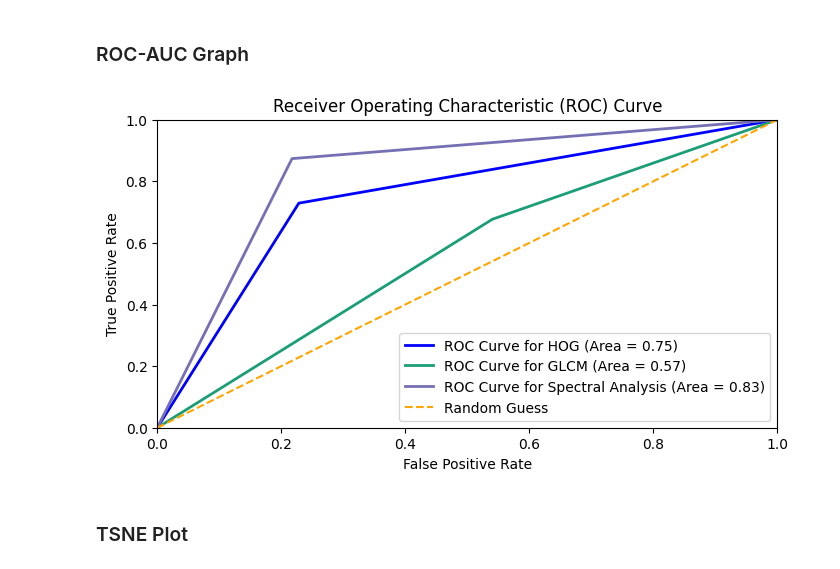
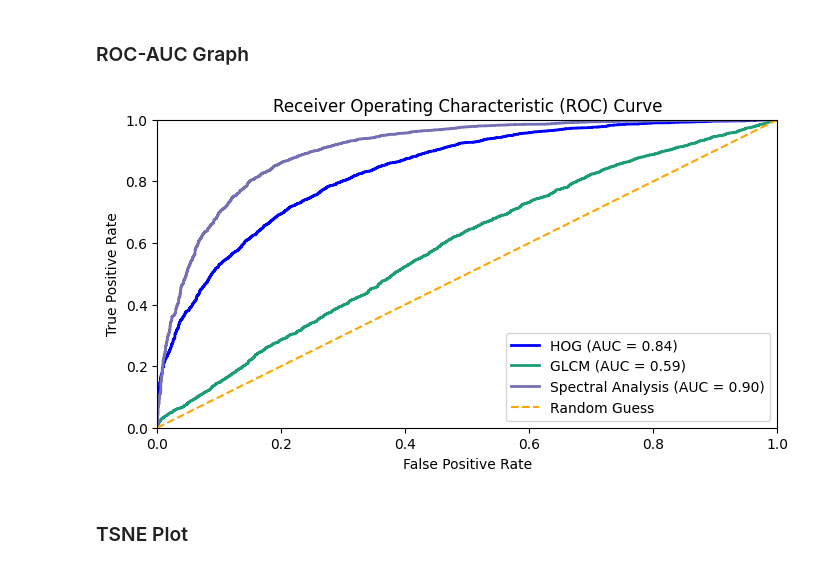
Before and after one commit to mctowne/Capstone-Code, a Jupyter notebook: AI Art Detector SVM.ipynb, the cells around one changed output. Cells and saved outputs as stored; diff of their text form; code cells hidden in the pictures.

```diff
--- a/AI Art Detector SVM.ipynb
+++ b/AI Art Detector SVM.ipynb
@@ -185,23 +185,23 @@ def balance_dataset(balance_dataset_TF, images, labels):
     elif balance_dataset_TF == False:
         return np.array(images), np.array(labels)
 
-def create_roc_auc_graph(y_test, y_pred_list, names_list):
-    plt.figure(figsize=(8, 4))
+def create_roc_auc_graph(y_test_list, X_test_list, model_list, names_list):
+    plt.figure(figsize = (8, 4))
     color_list = ['blue', '#1b9e77', '#7570b3']
-    for ii in range(len(y_pred_list)):
-        # Calculate scores using SKLearn metrics
-        fpr, tpr, thresholds = roc_curve(y_test, y_pred_list[ii])
-        roc_auc_score_store = roc_auc_score(y_test, y_pred_list[ii])
 
-        # Plot Graph with Matplotlib
-        plt.plot(fpr, tpr, color = color_list[ii], lw = 2, label = f'ROC Curve for {names_list[ii]} (Area = {roc_auc_score_store:.2f})')
+    for ii in range(len(model_list)):
+        y_score = model_list[ii].decision_function(X_test_list[ii])
+        fpr, tpr, thresholds = roc_curve(y_test_list[ii], y_score)
+        roc_auc = roc_auc_score(y_test_list[ii], y_score)
+        plt.plot(fpr, tpr, color = color_list[ii], lw = 2, label = f'{names_list[ii]} (AUC = {roc_auc:.2f})')
+
     plt.plot([0, 1], [0, 1], color = 'orange', linestyle = '--', label = 'Random Guess')
     plt.xlim([0.0, 1.0])
     plt.ylim([0.0, 1.0])
     plt.xlabel('False Positive Rate')
     plt.ylabel('True Positive Rate')
     plt.title('Receiver Operating Characteristic (ROC) Curve')
-    plt.legend(loc='lower right')
+    plt.legend(loc = 'lower right')
     plt.show()
 # %% [markdown]
 ### Load Data
@@ -299,28 +299,28 @@ plt.show()
 # Run this cell for HOG Features
 
 # Split the dataset into training and testing sets
-X_train, X_test, y_train, y_test = train_test_split(hog_features, labels, test_size = 0.3, random_state = random_state)
+X_train_hog, X_test_hog, y_train_hog, y_test_hog = train_test_split(hog_features, labels, test_size = 0.3, random_state = random_state)
 
 # Train the KNN model
 hog_model = SVC()
-hog_model.fit(X_train, y_train)
+hog_model.fit(X_train_hog, y_train_hog)
 
 # Evaluate the model
-y_pred_hog = hog_model.predict(X_test)
+y_pred_hog = hog_model.predict(X_test_hog)
 # %% [markdown]
 ### GLCM Model Training
 # %%
 # Run this cell for GLCM Features
 
 # Split the dataset into training and testing sets
-X_train, X_test, y_train, y_test = train_test_split(glcm_features, labels, test_size = 0.3, random_state = random_state)
+X_train_glcm, X_test_glcm, y_train_glcm, y_test_glcm = train_test_split(glcm_features, labels, test_size = 0.3, random_state = random_state)
 
 # Train the KNN model
 glcm_model = SVC()
-glcm_model.fit(X_train, y_train)
+glcm_model.fit(X_train_glcm, y_train_glcm)
 
 # Evaluate the model
-y_pred_glcm = glcm_model.predict(X_test)
+y_pred_glcm = glcm_model.predict(X_test_glcm)
 # %% [markdown]
 ### Spectral Analysis Model Training
 # %%
@@ -389,11 +387,15 @@ print(classification_report(y_test, y_pred_sa))
 weighted avg       0.83      0.83      0.83      6000
 # %% [markdown]
 ### ROC-AUC Graph
-# %%
-y_pred_list = [y_pred_hog, y_pred_glcm, y_pred_sa]
-create_roc_auc_graph(y_test, y_pred_list, ['HOG', 'GLCM', 'Spectral Analysis'])
-# %% [output]
-[figure, removed]
+# %%
+y_test_list = [y_test_hog, y_test_glcm, y_test_sa]
+X_test_list = [X_test_hog, X_test_glcm, X_test_pca]
+model_list = [hog_model, glcm_model, spectral_model]
+names_list = ['HOG', 'GLCM', 'Spectral Analysis']
+
+create_roc_auc_graph(y_test_list, X_test_list, model_list, names_list)
+# %% [output]
+[figure, added]
 # %% [markdown]
 ### TSNE Plot
 # %%
```
Also changed, not shown: parts of 8 cells of this notebook, 1 other file.
